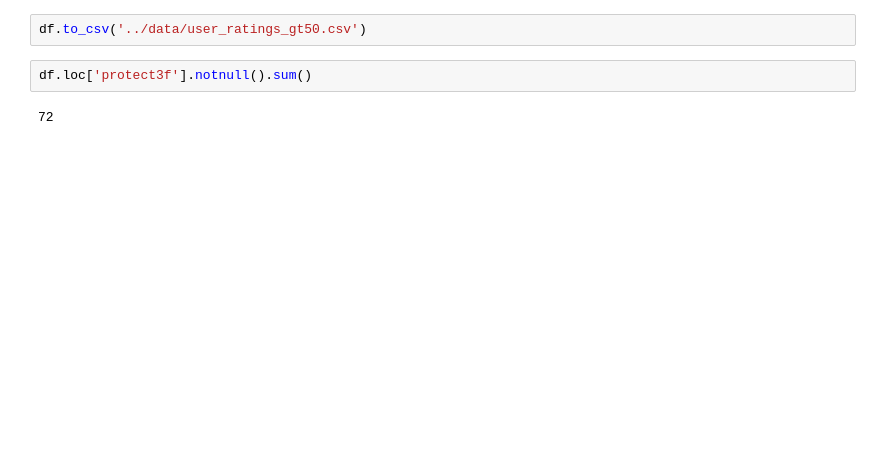
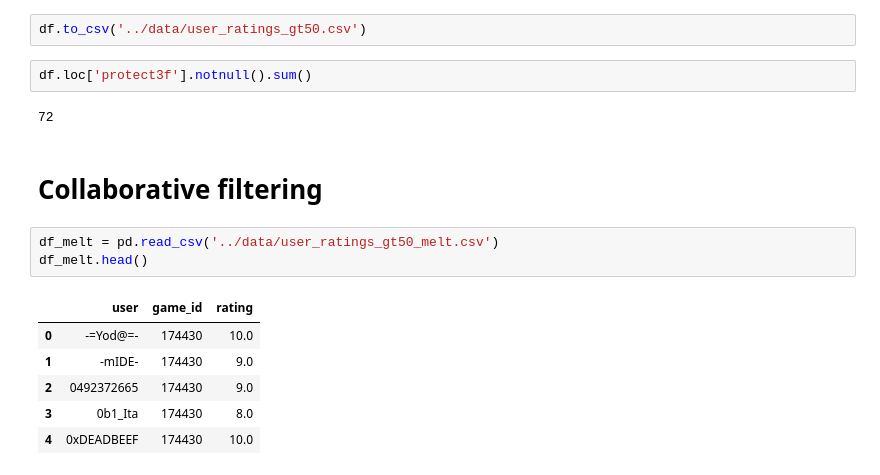
Before and after one commit to MichoelSnow/bgg, a Jupyter notebook: notebooks/recommender_system.ipynb, the cells around one changed output. Saved outputs shown, nothing was run; the diff lists cells and outputs as text; blank space fills up the shorter version.

```diff
--- a/notebooks/recommender_system.ipynb
+++ b/notebooks/recommender_system.ipynb
@@ -77,3 +73,15 @@ df.to_csv('../data/user_ratings_gt50.csv')
 df.loc['protect3f'].notnull().sum()
 # %% [output]
 72
+# %% [markdown]
+# Collaborative filtering
+# %%
+df_melt = pd.read_csv('../data/user_ratings_gt50_melt.csv')
+df_melt.head()
+# %% [output]
+|  | user | game_id | rating |
+| 0 | -=Yod@=- | 174430 | 10.0 |
+| 1 | -mIDE- | 174430 | 9.0 |
+| 2 | 0492372665 | 174430 | 9.0 |
+| 3 | 0b1_Ita | 174430 | 8.0 |
+| 4 | 0xDEADBEEF | 174430 | 10.0 |
```
Also changed, not shown: parts of 28 cells of this notebook.
